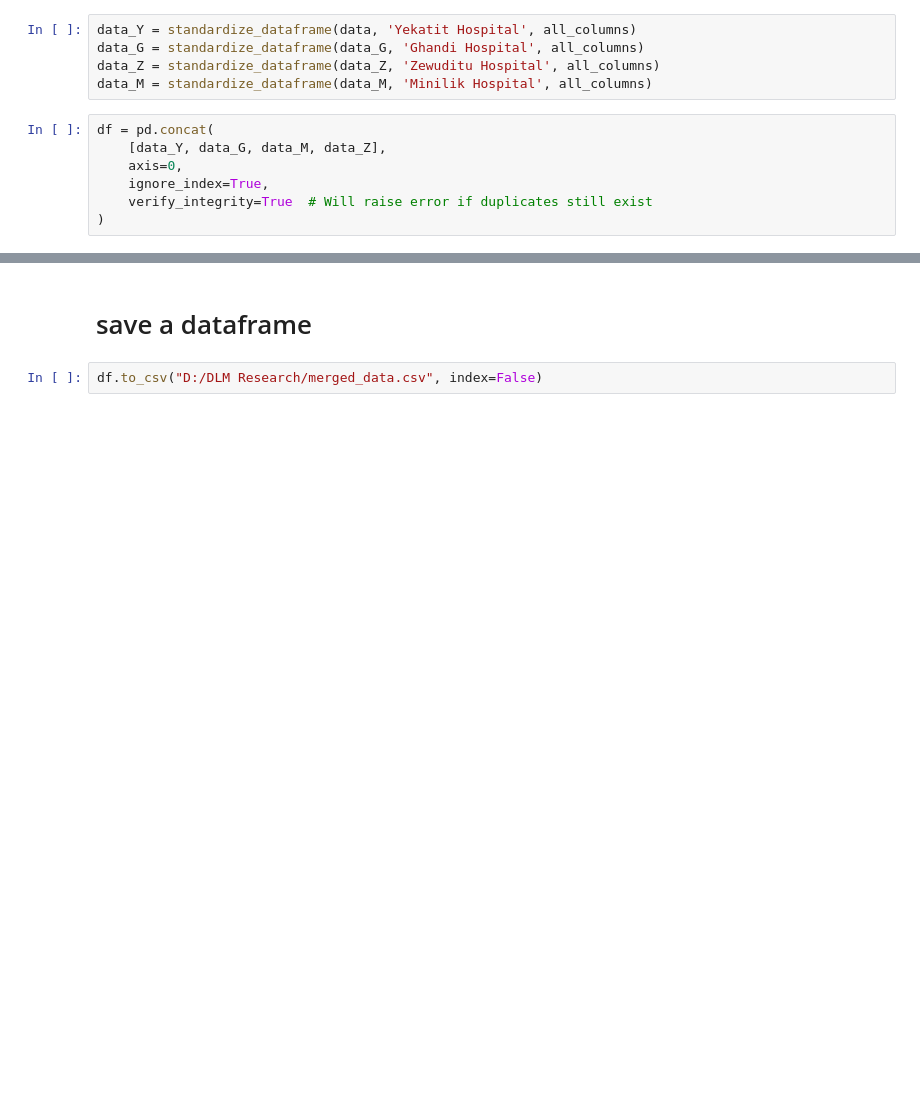
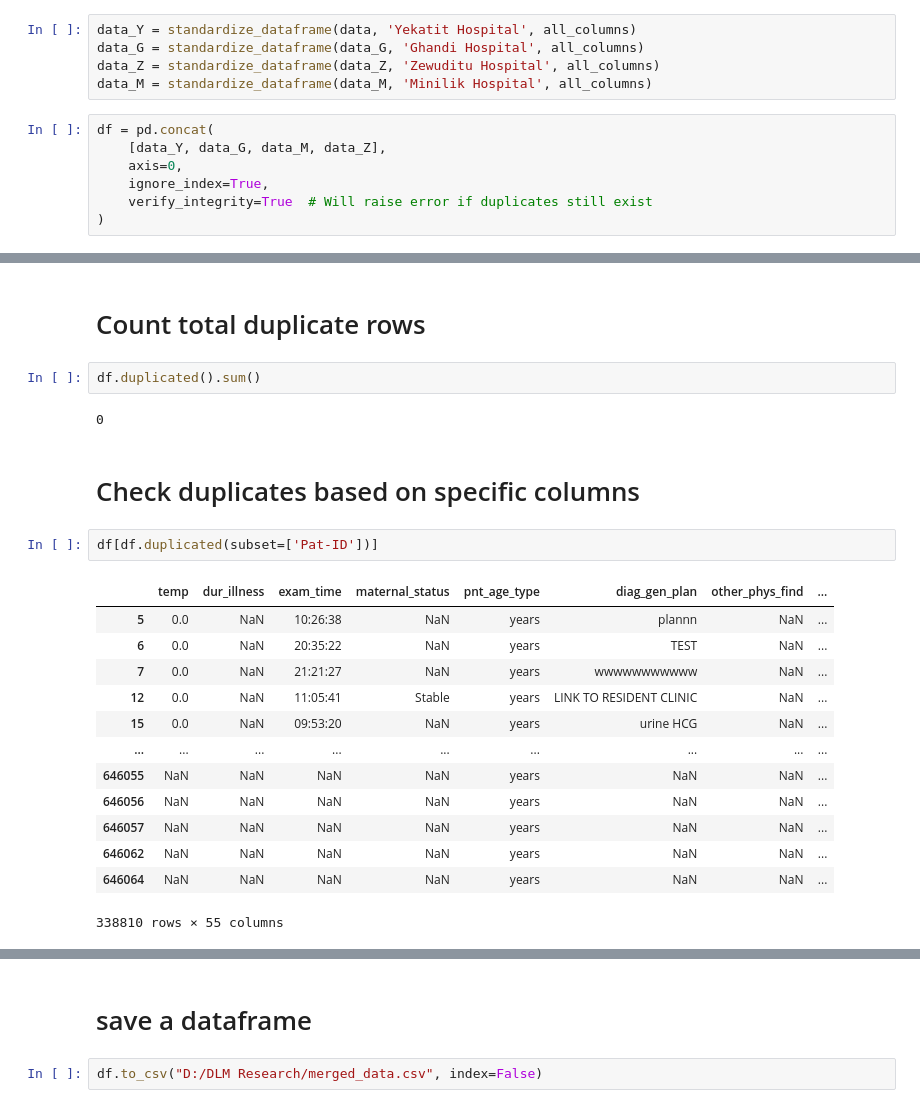
Before and after one commit to DegaregeN/mode_of_delivery-, a Jupyter notebook: data/raw/data_integration.ipynb, the cells around one changed output, grey strips where cells are left out. Cells and saved outputs as stored; diff of their text form; blank space fills up the shorter version.

```diff
--- a/data/raw/data_integration.ipynb
+++ b/data/raw/data_integration.ipynb
@@ -326,5 +340,29 @@ Yekatit Hospital     108612
 Ghandi Hospital       98526
 Name: count, dtype: int64
+# %% [markdown]
+# Count total duplicate rows
+# %%
+df.duplicated().sum()
+# %% [output]
+0
+# %% [markdown]
+# Check duplicates based on specific columns
+# %%
+df[df.duplicated(subset=['Pat-ID'])]
+# %% [output]
+|  | temp | dur_illness | exam_time | maternal_status | pnt_age_type | diag_gen_plan | other_phys_find | ... |
+| 5 | 0.0 | NaN | 10:26:38 | NaN | years | plannn | NaN | ... |
+| 6 | 0.0 | NaN | 20:35:22 | NaN | years | TEST | NaN | ... |
+| 7 | 0.0 | NaN | 21:21:27 | NaN | years | wwwwwwwwwww | NaN | ... |
+| 12 | 0.0 | NaN | 11:05:41 | Stable | years | LINK TO RESIDENT CLINIC | NaN | ... |
+| 15 | 0.0 | NaN | 09:53:20 | NaN | years | urine HCG | NaN | ... |
+| ... | ... | ... | ... | ... | ... | ... | ... | ... |
+| 646055 | NaN | NaN | NaN | NaN | years | NaN | NaN | ... |
+| 646056 | NaN | NaN | NaN | NaN | years | NaN | NaN | ... |
+| 646057 | NaN | NaN | NaN | NaN | years | NaN | NaN | ... |
+| 646062 | NaN | NaN | NaN | NaN | years | NaN | NaN | ... |
+| 646064 | NaN | NaN | NaN | NaN | years | NaN | NaN | ... |
+338810 rows × 55 columns
 # %%
 plt.figure(figsize=(12,6))
 sns.heatmap(df.isnull(), cbar=False)
```
Also changed, not shown: parts of 9 cells of this notebook.
